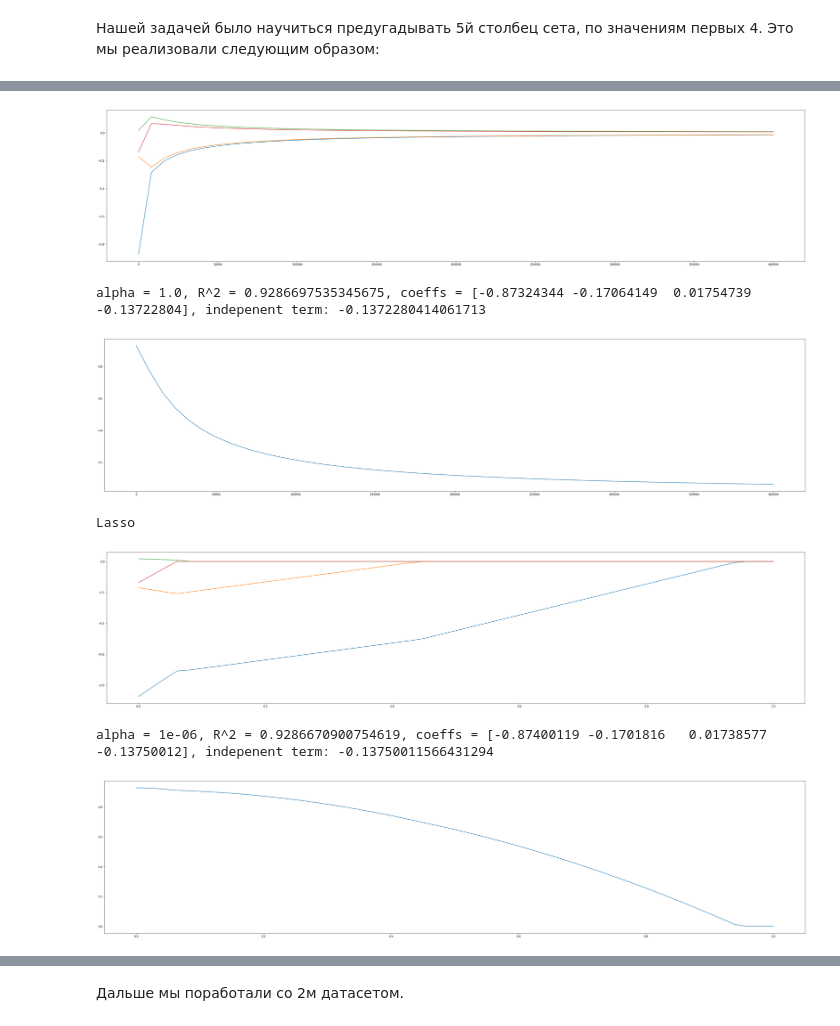
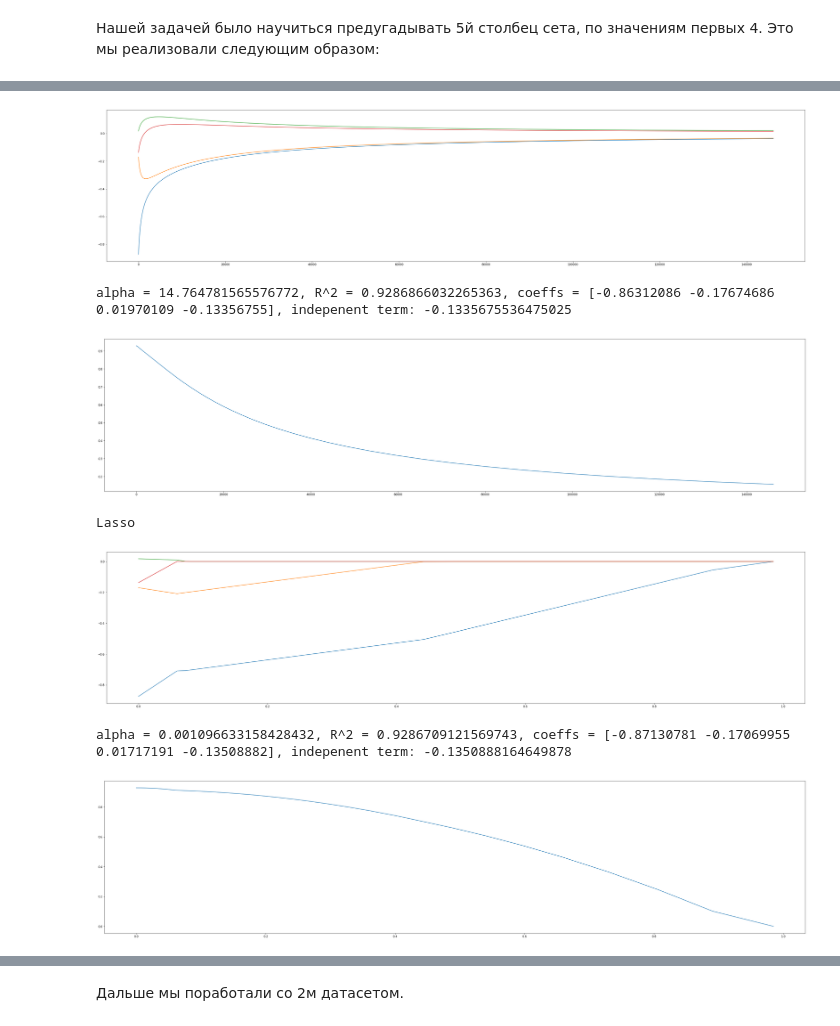
Before and after one commit to rogday/date-saens, a Jupyter notebook: Lab4/Lab4.ipynb, the cells around one changed output, grey strips where cells are left out. Cells and saved outputs as stored; diff of their text form; code cells hidden in the pictures.

```diff
--- a/Lab4/Lab4.ipynb
+++ b/Lab4/Lab4.ipynb
@@ -59,12 +59,12 @@ def analyse(DataSet, deg, ridge, lasso, plot = True, coeffs = True, dcda = False
                 print('coeffs = {},'.format(h[1][1:]))
             return
 
-        x = np.linspace(a0, a1, num = 50)
+        x = np.exp(np.arange(np.log(a0), np.log(a1), step=0.1))
         y = []
         z = []
 
         for a in x:
-            model.__init__(a)
+            model.__init__(alpha=a)
             t = helper(model)
             y.append(t[0])
             z.append(np.array(t[1], t[2]))
@@ -89,6 +89,6 @@ def analyse(DataSet, deg, ridge, lasso, plot = True, coeffs = True, dcda = False
     check(Ridge(), ridge[0], ridge[1])
     check(Lasso(), lasso[0], lasso[1])
 
-analyse(DataSet = ElectricityRaw.values, deg = 1, ridge = [1, 400_000], lasso = [0.000001, 1], dcda = True)
+analyse(DataSet = ElectricityRaw.values, deg = 1, ridge = [0.001, 150_000], lasso = [0.000001, 1], dcda = True)
 # %% [output]
 LinearRegression
@@ -96,12 +96,12 @@ R^2 = 0.9286671154781789, indepenent term: 0.00014330371826012646,
 coeffs = [-0.87399469 -0.17018652  0.01738785 -0.13749932],
 Ridge
-[figure, old version]
+[figure, new version]
-alpha = 1.0, R^2 = 0.9286697535345675, coeffs = [-0.87324344 -0.17064149  0.01754739 -0.13722804], indepenent term: -0.1372280414061713
+alpha = 14.764781565576772, R^2 = 0.9286866032265363, coeffs = [-0.86312086 -0.17674686  0.01970109 -0.13356755], indepenent term: -0.1335675536475025
-[figure, old version]
+[figure, new version]
 Lasso
 [figure]
-alpha = 1e-06, R^2 = 0.9286670900754619, coeffs = [-0.87400119 -0.1701816   0.01738577 -0.13750012], indepenent term: -0.13750011566431294
+alpha = 0.001096633158428432, R^2 = 0.9286709121569743, coeffs = [-0.87130781 -0.17069955  0.01717191 -0.13508882], indepenent term: -0.1350888164649878
-[figure, old version]
+[figure, new version]
 # %% [markdown]
 ### Часть 1. Линейная регрессия
 
```
Also changed, not shown: parts of 2 cells of this notebook.
